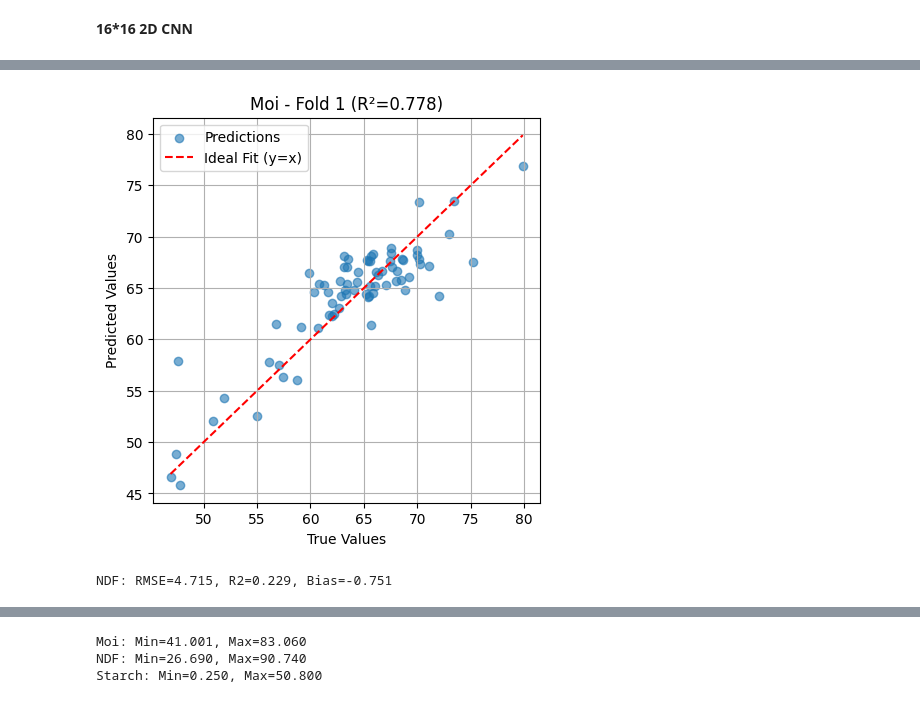
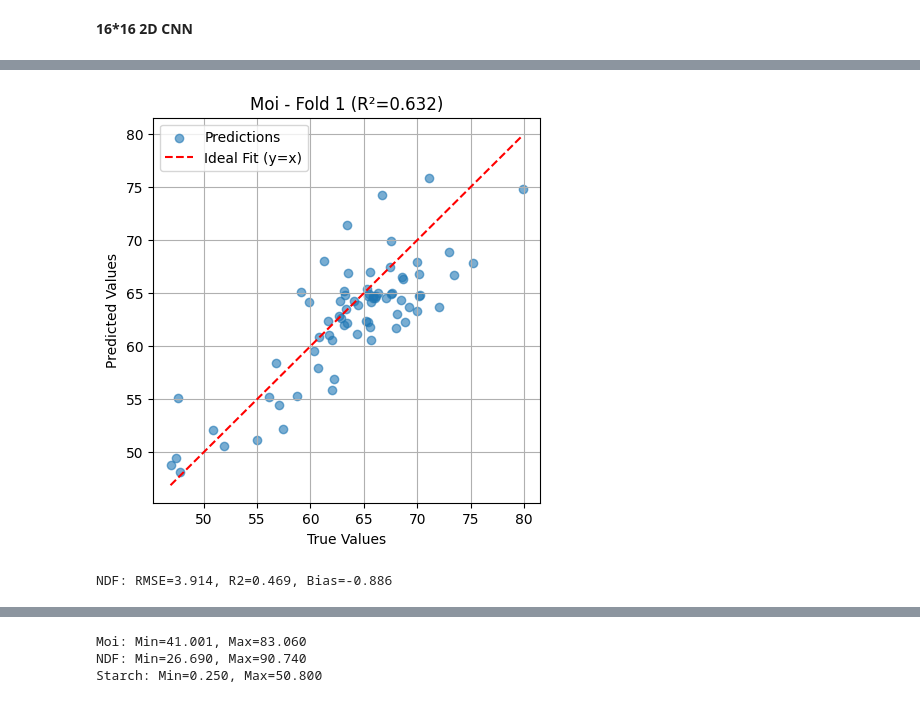
Before and after one commit to Raoina/Spectra-2-Image, a Jupyter notebook: notebooks/models/2d_CNN/2D_CNN_Cutting_Reshape_16_65.ipynb, the cells around one changed output, grey strips where cells are left out. Cells and saved outputs as stored; diff of their text form; code cells hidden in the pictures.

```diff
--- a/notebooks/models/2d_CNN/2D_CNN_Cutting_Reshape_16_65.ipynb
+++ b/notebooks/models/2d_CNN/2D_CNN_Cutting_Reshape_16_65.ipynb
@@ -37,3 +33,7 @@ Drive already mounted at /content/drive/; to attempt to forcibly remount, call d
+# %%
+base_path = "/content/drive/MyDrive"
+IMG_DIR = os.path.join(base_path, "images_16*16_proc_data/GADF_16_resamp_norm-1")
+CSV_PATH = os.path.join(base_path, "target_train_488.csv")
 # %%
 # =============================================
 # ====== 3. Configurations ======
@@ -173,15 +173,20 @@ def compute_metrics_orig(y_true, y_pred):
 indices = np.arange(len(dataset))
 trainval_idx, test_idx = train_test_split(indices, test_size=0.25, random_state=seed)
 # %%
+from tqdm import tqdm
+
 # =============================================
 # ====== 9. 5-Fold Cross Validation ======
 # =============================================
 kf = KFold(n_splits=n_splits, shuffle=True, random_state=seed)
 
-for fold, (t_idx, v_idx) in enumerate(kf.split(trainval_idx)):
-    print(f"\n========== Fold {fold+1}/{n_splits} ==========")
+# To store results for all folds
+fold_metrics = {t: {'RMSE': [], 'R2': [], 'Bias': []} for t in TARGETS}
 
-    # Loaders
+for fold, (t_idx, v_idx) in enumerate(kf.split(np.arange(len(trainval_idx)))):
+    print(f"\n========== Fold {fold + 1}/{n_splits} ==========")
+
+    # DataLoaders
     train_loader = DataLoader(Subset(dataset, trainval_idx[t_idx]), batch_size=batch_size, shuffle=True)
     val_loader   = DataLoader(Subset(dataset, trainval_idx[v_idx]), batch_size=batch_size, shuffle=False)
 
@@ -189,10 +194,16 @@ for fold, (t_idx, v_idx) in enumerate(kf.split(trainval_idx)):
     optimizer = torch.optim.Adam(model.parameters(), lr=lr)
     criterion = nn.MSELoss()
 
+    # ===== Early Stopping parameters =====
+    best_val_loss = float('inf')
+    patience = 15
+    wait = 0
+    best_model_state = None
+
     # ===== Training =====
-    for epoch in range(1, epochs + 1):
+    for epoch in tqdm(range(1, epochs + 1), desc=f"Training Fold {fold + 1}"):
         model.train()
-        epoch_loss = 0
+        epoch_loss = 0.0
 
         for xb, yb in train_loader:
             xb, yb = xb.to(device), yb.to(device)
@@ -205,11 +216,34 @@ for fold, (t_idx, v_idx) in enumerate(kf.split(trainval_idx)):
 
         avg_loss = epoch_loss / len(train_loader)
 
-        # Print every 10 epochs
-        if epoch % 10 == 0 or epoch == epochs:
-            print(f"Epoch {epoch}/{epochs} | Avg Loss: {avg_loss:.4f}")
+        # ===== Validation =====
+        model.eval()
+        val_loss = 0.0
+        with torch.no_grad():
+            for xb, yb in val_loader:
+                preds = model(xb.to(device))
+                loss = criterion(preds, yb.to(device))
+                val_loss += loss.item()
+        val_loss /= len(val_loader)
 
-    # ===== Validation =====
+        # Early Stopping logic
+        if val_loss < best_val_loss:
+            best_val_loss = val_loss
+            best_model_state = model.state_dict()
+            wait = 0
+        else:
+            wait += 1
+            if wait >= patience:
+                print(f"\n🛑 Early Stopping at epoch {epoch} (no improvement for {patience} epochs)")
+                break
+
+        if epoch % 10 == 0:
+            print(f"Epoch {epoch}/{epochs} | Train Loss: {avg_loss:.4f} | Val Loss: {val_loss:.4f}")
+
+    # ===== Load best model =====
+    model.load_state_dict(best_model_state)
+
+    # ===== Validation (Final Metrics) =====
     model.eval()
     y_true, y_pred = [], []
 
@@ -228,18 +262,32 @@ for fold, (t_idx, v_idx) in enumerate(kf.split(trainval_idx)):
     metrics = compute_metrics_orig(y_true, y_pred)
     print("\nFold Results:")
     for i, t in enumerate(TARGETS):
-        print(f"{t}: RMSE={metrics[i]['RMSE']:.3f}, R2={metrics[i]['R2']:.3f}, Bias={metrics[i]['Bias']:.3f}")
+        rmse, r2, bias = metrics[i]['RMSE'], metrics[i]['R2'], metrics[i]['Bias']
+        fold_metrics[t]['RMSE'].append(rmse)
+        fold_metrics[t]['R2'].append(r2)
+        fold_metrics[t]['Bias'].append(bias)
+        print(f"{t}: RMSE={rmse:.3f}, R2={r2:.3f}, Bias={bias:.3f}")
 
         # ===== Plot Regression =====
-        plt.figure(figsize=(5,5))
+        plt.figure(figsize=(5, 5))
         plt.scatter(y_true[:, i], y_pred[:, i], alpha=0.6, label="Predictions")
         min_val, max_val = y_true[:, i].min(), y_true[:, i].max()
         plt.plot([min_val, max_val], [min_val, max_val], 'r--', label="Ideal Fit (y=x)")
         plt.xlabel("True Values")
         plt.ylabel("Predicted Values")
-        plt.title(f"{t} - Fold {fold+1} (R²={metrics[i]['R2']:.3f})")
+        plt.title(f"{t} - Fold {fold + 1} (R²={r2:.3f})")
         plt.legend()
         plt.grid(True)
         plt.show()
+
+# =============================================
+# ====== Average Metrics Across Folds ======
+# =============================================
+print("\n\n===== 📊 Average Results Across All Folds =====")
+for t in TARGETS:
+    avg_rmse = np.mean(fold_metrics[t]['RMSE'])
+    avg_r2   = np.mean(fold_metrics[t]['R2'])
+    avg_bias = np.mean(fold_metrics[t]['Bias'])
+    print(f"{t}: Avg RMSE={avg_rmse:.3f}, Avg R2={avg_r2:.3f}, Avg Bias={avg_bias:.3f}")
 # %% [output]
 ========== Fold 1/5 ==========
@@ -262,2 +304,2 @@ Moi: RMSE=2.973, R2=0.778, Bias=0.378
-[figure, old version]
+[figure, new version]
-NDF: RMSE=4.715, R2=0.229, Bias=-0.751
+NDF: RMSE=3.914, R2=0.469, Bias=-0.886
```
Also changed, not shown: parts of 9 cells of this notebook.
